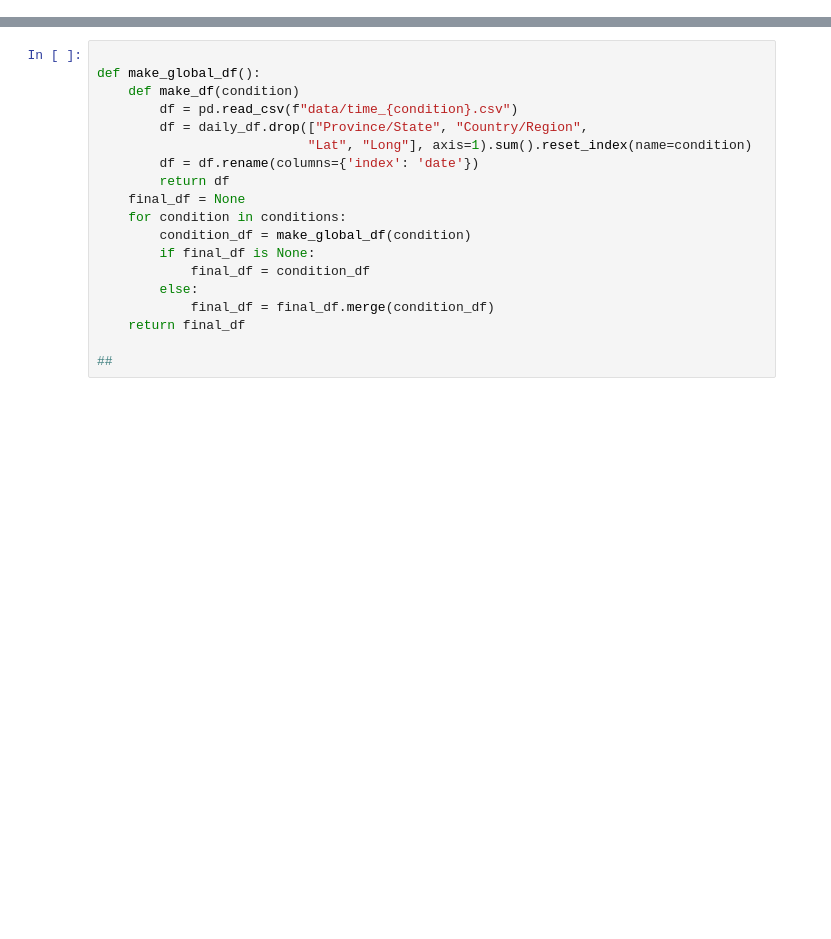
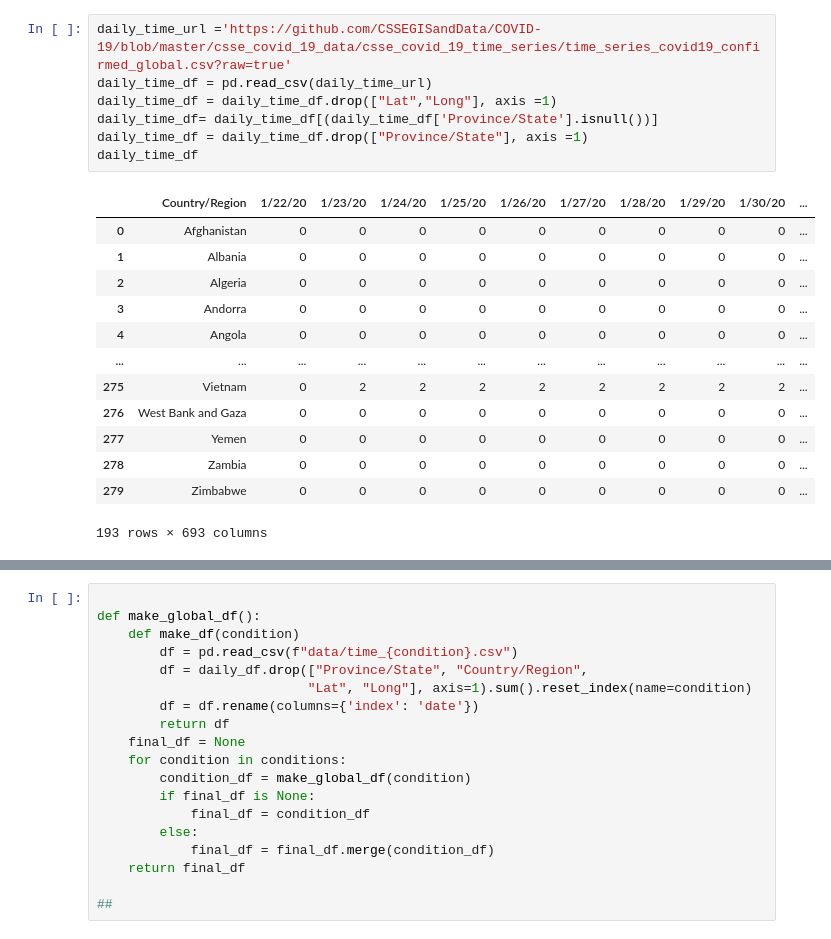
Before and after one commit to YumYumYumi/corona-dashboard, a Jupyter notebook: Learning Pandas.ipynb, the cells around one changed output, grey strips where cells are left out. Saved outputs shown, nothing was run; the diff lists cells and outputs as text; blank space fills up the shorter version.

```diff
--- a/Learning Pandas.ipynb
+++ b/Learning Pandas.ipynb
@@ -41,0 +343,21 @@ daily_df
+# %%
+daily_time_url ='https://github.com/CSSEGISandData/COVID-19/blob/master/csse_covid_19_data/csse_covid_19_time_series/time_series_covid19_confirmed_global.csv?raw=true'
+daily_time_df = pd.read_csv(daily_time_url)
+daily_time_df = daily_time_df.drop(["Lat","Long"], axis =1)
+daily_time_df= daily_time_df[(daily_time_df['Province/State'].isnull())]
+daily_time_df = daily_time_df.drop(["Province/State"], axis =1)
+daily_time_df
+# %% [output]
+|  | Country/Region | 1/22/20 | 1/23/20 | 1/24/20 | 1/25/20 | 1/26/20 | 1/27/20 | 1/28/20 | 1/29/20 | 1/30/20 | ... |
+| 0 | Afghanistan | 0 | 0 | 0 | 0 | 0 | 0 | 0 | 0 | 0 | ... |
+| 1 | Albania | 0 | 0 | 0 | 0 | 0 | 0 | 0 | 0 | 0 | ... |
+| 2 | Algeria | 0 | 0 | 0 | 0 | 0 | 0 | 0 | 0 | 0 | ... |
+| 3 | Andorra | 0 | 0 | 0 | 0 | 0 | 0 | 0 | 0 | 0 | ... |
+| 4 | Angola | 0 | 0 | 0 | 0 | 0 | 0 | 0 | 0 | 0 | ... |
+| ... | ... | ... | ... | ... | ... | ... | ... | ... | ... | ... | ... |
+| 275 | Vietnam | 0 | 2 | 2 | 2 | 2 | 2 | 2 | 2 | 2 | ... |
+| 276 | West Bank and Gaza | 0 | 0 | 0 | 0 | 0 | 0 | 0 | 0 | 0 | ... |
+| 277 | Yemen | 0 | 0 | 0 | 0 | 0 | 0 | 0 | 0 | 0 | ... |
+| 278 | Zambia | 0 | 0 | 0 | 0 | 0 | 0 | 0 | 0 | 0 | ... |
+| 279 | Zimbabwe | 0 | 0 | 0 | 0 | 0 | 0 | 0 | 0 | 0 | ... |
+193 rows × 693 columns
```
Also changed, not shown: parts of 26 cells of this notebook, 7 other files.
